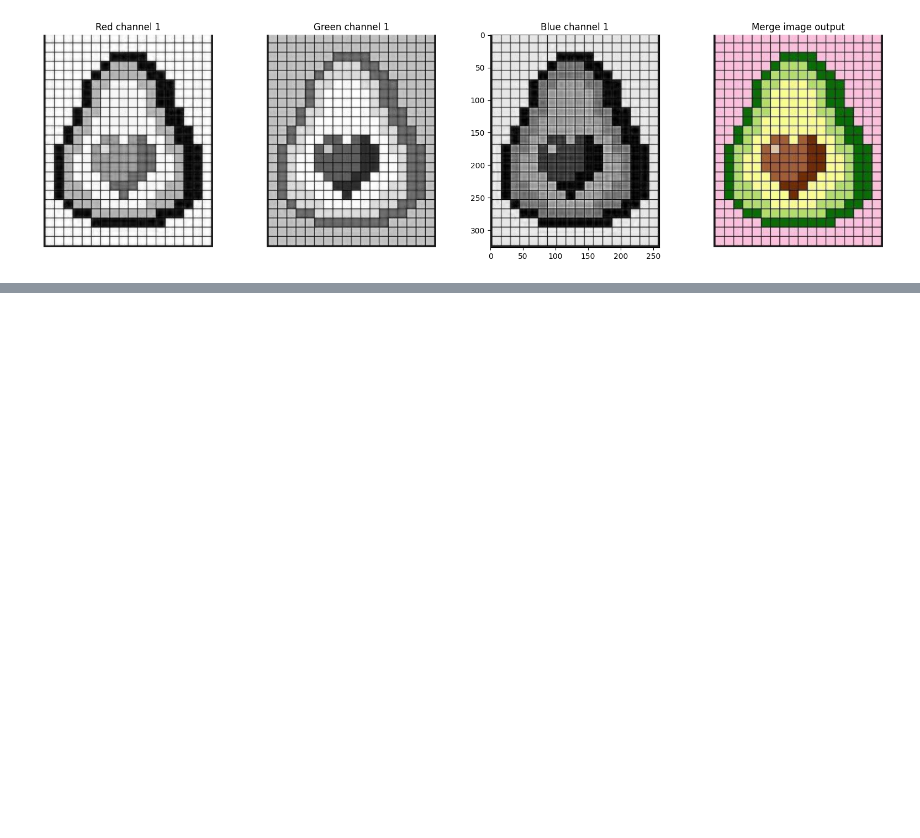
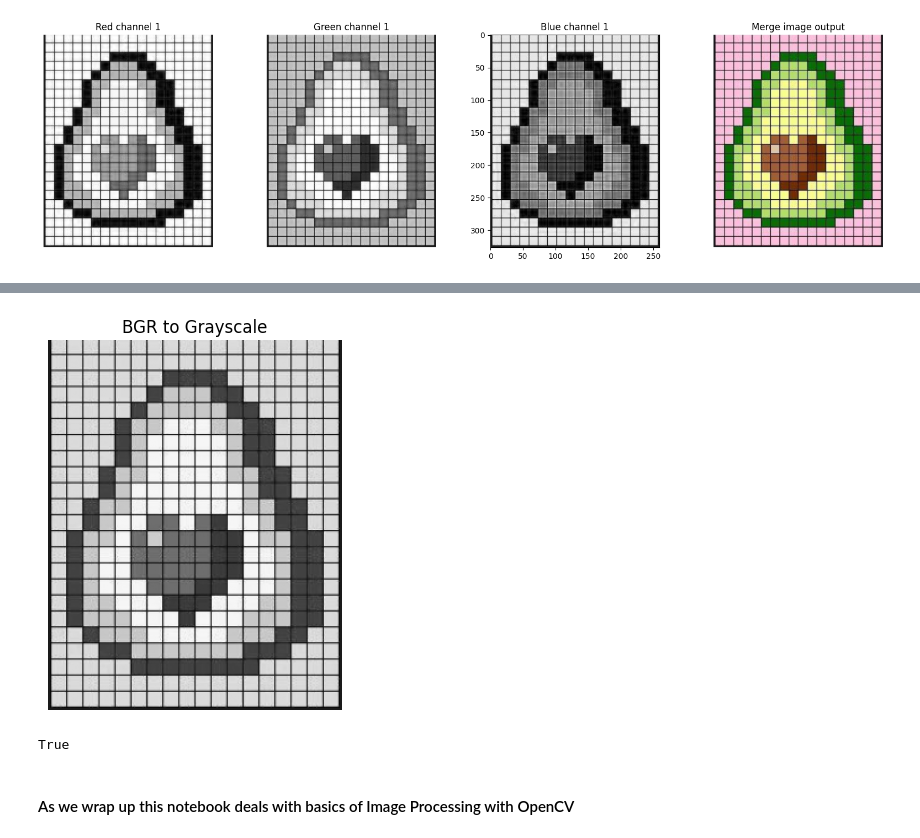
Before and after one commit to MikeTX56/Computer-Vision, a Jupyter notebook: comp_vision.ipynb, the cells around one changed output, grey strips where cells are left out. Drawn from its saved outputs; the diff is of its cells as text; code cells hidden in the pictures; blank space fills up the shorter version.

```diff
--- a/comp_vision.ipynb
+++ b/comp_vision.ipynb
@@ -88,0 +141,16 @@ plt.axis("off")
+# %%
+#converting BGR o Grayscale
+avacado_img_grayscale = cv2.cvtColor(avacado_img_bgr, cv2.COLOR_BGR2GRAY)
+plt.imshow(avacado_img_grayscale, cmap = "gray")
+plt.title("BGR to Grayscale")
+plt.axis("off")
+plt.show()
+# %% [output]
+[figure, added]
+# %%
+#saving the image
+cv2.imwrite("avacado_saved.jpg", avacado_img_rgb)
+# %% [output]
+True
+# %% [markdown]
+#### As we wrap up this notebook deals with basics of Image Processing with OpenCV
```
Also changed, not shown: parts of 5 cells of this notebook.
